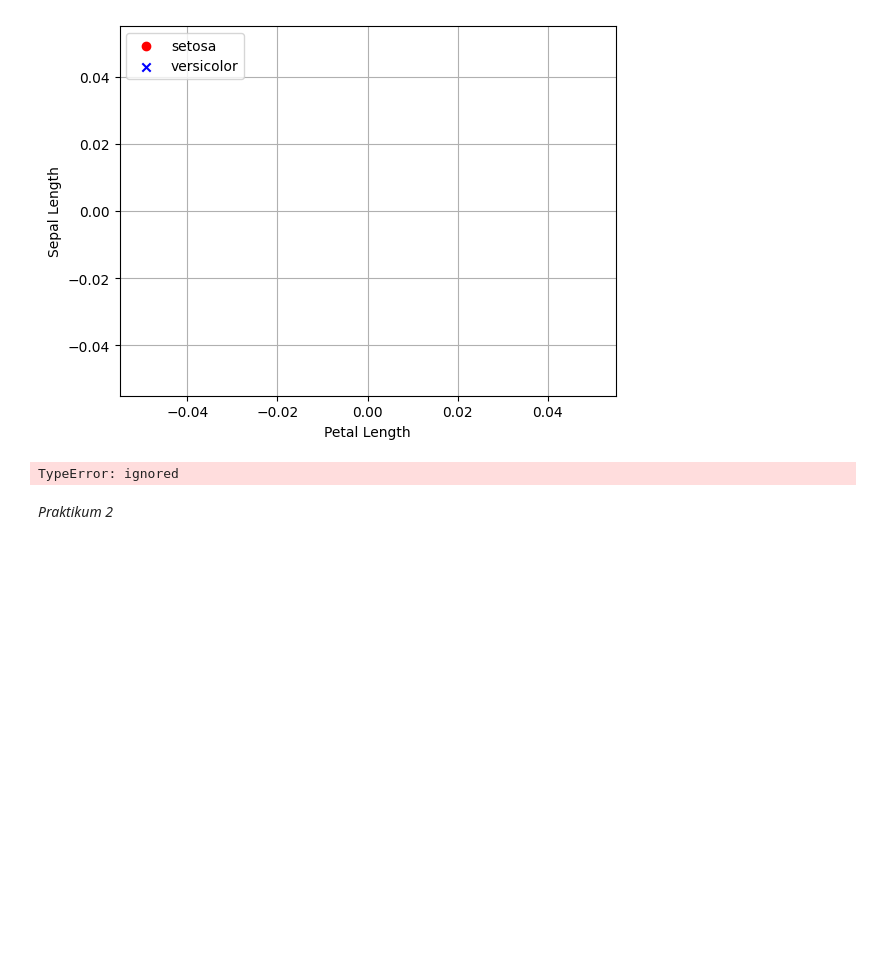
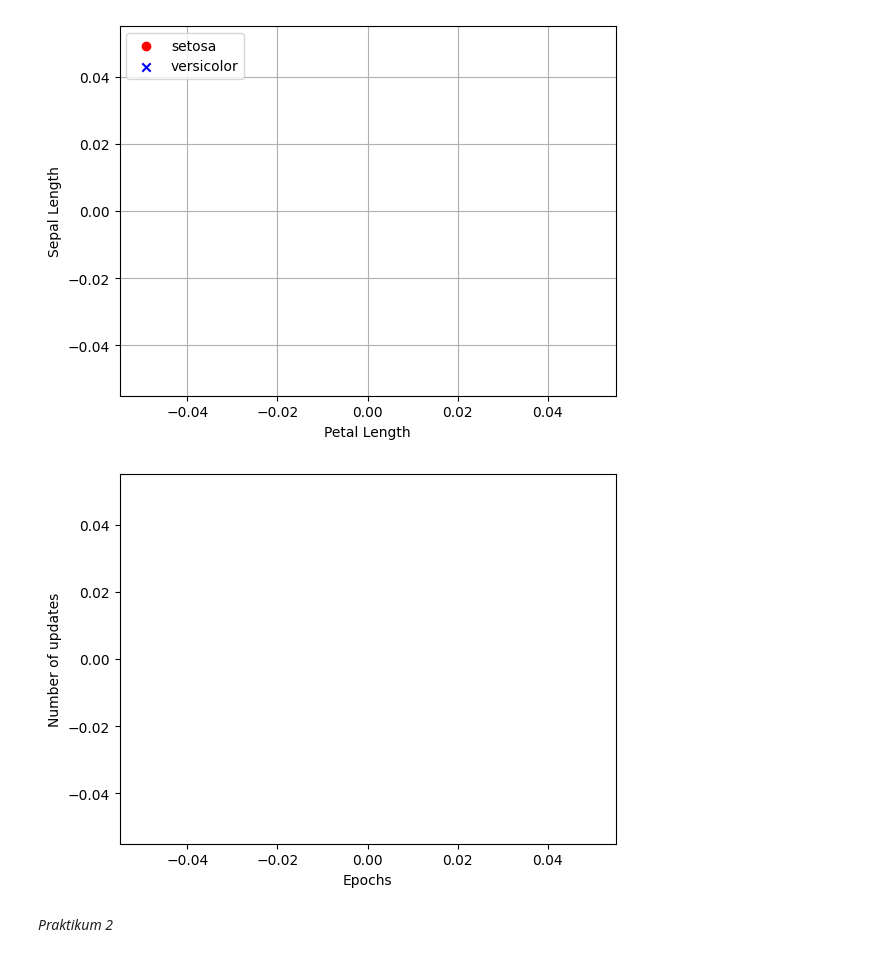
Before and after one commit to RIZKYANGKATA/MACHLEARN, a Jupyter notebook: Modul_9.ipynb, the cells around one changed output. Saved outputs shown, nothing was run; the diff lists cells and outputs as text; code cells hidden in the pictures; blank space fills up the shorter version.

```diff
--- a/Modul_9.ipynb
+++ b/Modul_9.ipynb
@@ -68,8 +68,15 @@ class Perceptron(object):
 y = df.iloc[0:100, 4].values # pilih 100 data awal
 y = np.where(y == 'Iris-setosa', -1, 1) # ganti coding label
 X = df.iloc[0:100, [0, 3]].values # slice data latih
-# %%
-ppn = Perceptron(eta=0.1, n_iter=10)
-ppn.fit(X, y)
-# %% [output]
-TypeError: ignored
+# %%
+from sklearn.linear_model import Perceptron
+
+ppn = Perceptron(max_iter=40, eta0=0.3, random_state=0)
+# %%
+# Visualisasi Nilai Error Per Epoch
+plt.plot(range(1, len(ppn.errors_)+1), ppn.errors_)
+plt.xlabel('Epochs')
+plt.ylabel('Number of updates')
+plt.show()
+# %% [output]
+[figure, added]
```
Also changed, not shown: parts of 7 cells of this notebook.
